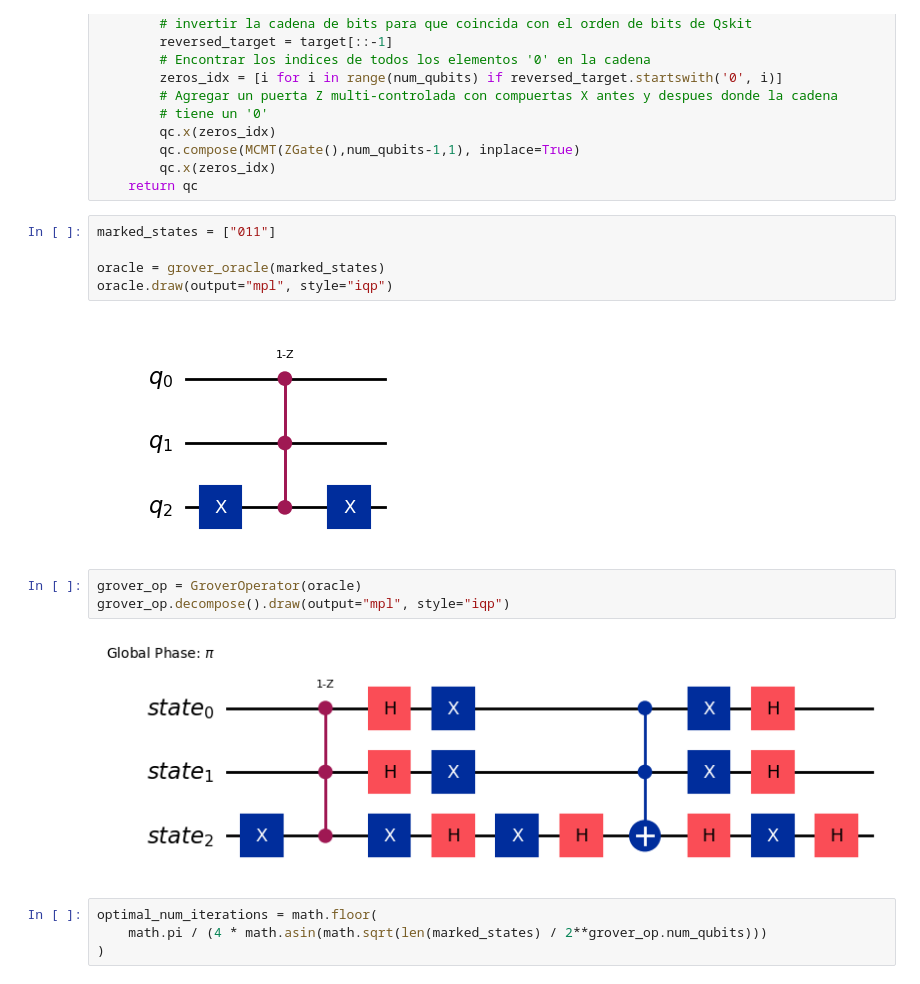
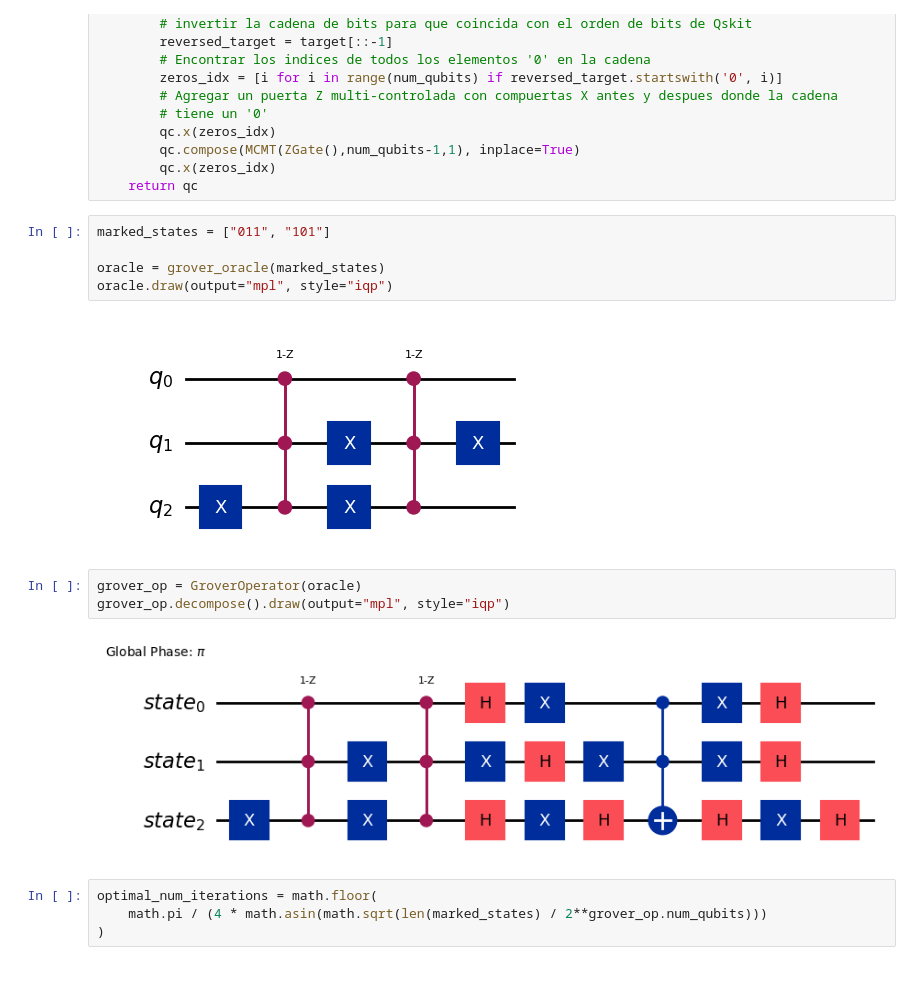
Before and after one commit to luisedseijas/Quantum_computing, a Jupyter notebook: Class_03/03_02.ipynb, the cells around one changed output. Drawn from its saved outputs; the diff is of its cells as text.

```diff
--- a/Class_03/03_02.ipynb
+++ b/Class_03/03_02.ipynb
@@ -93,17 +93,17 @@ def grover_oracle(selected_states):
         qc.x(zeros_idx)
     return qc
 # %%
-marked_states = ["011"]
+marked_states = ["011", "101"]
 
 oracle = grover_oracle(marked_states)
 oracle.draw(output="mpl", style="iqp")
 # %% [output]
-[figure, old version]
+[figure, new version]
 # %%
 grover_op = GroverOperator(oracle)
 grover_op.decompose().draw(output="mpl", style="iqp")
 # %% [output]
-[figure, old version]
+[figure, new version]
 # %%
 optimal_num_iterations = math.floor(
     math.pi / (4 * math.asin(math.sqrt(len(marked_states) / 2**grover_op.num_qubits)))
```
Also changed, not shown: parts of 6 cells of this notebook.
